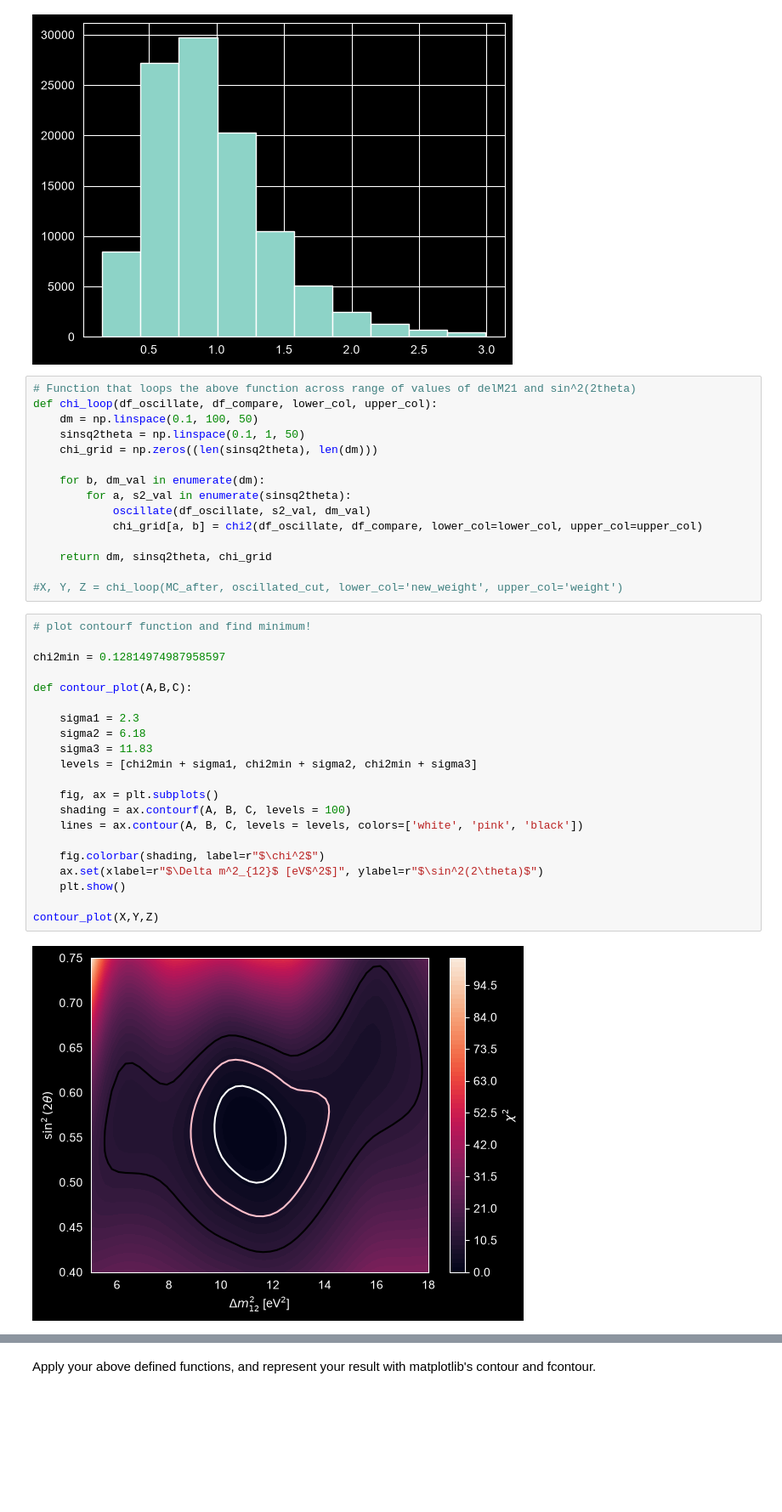
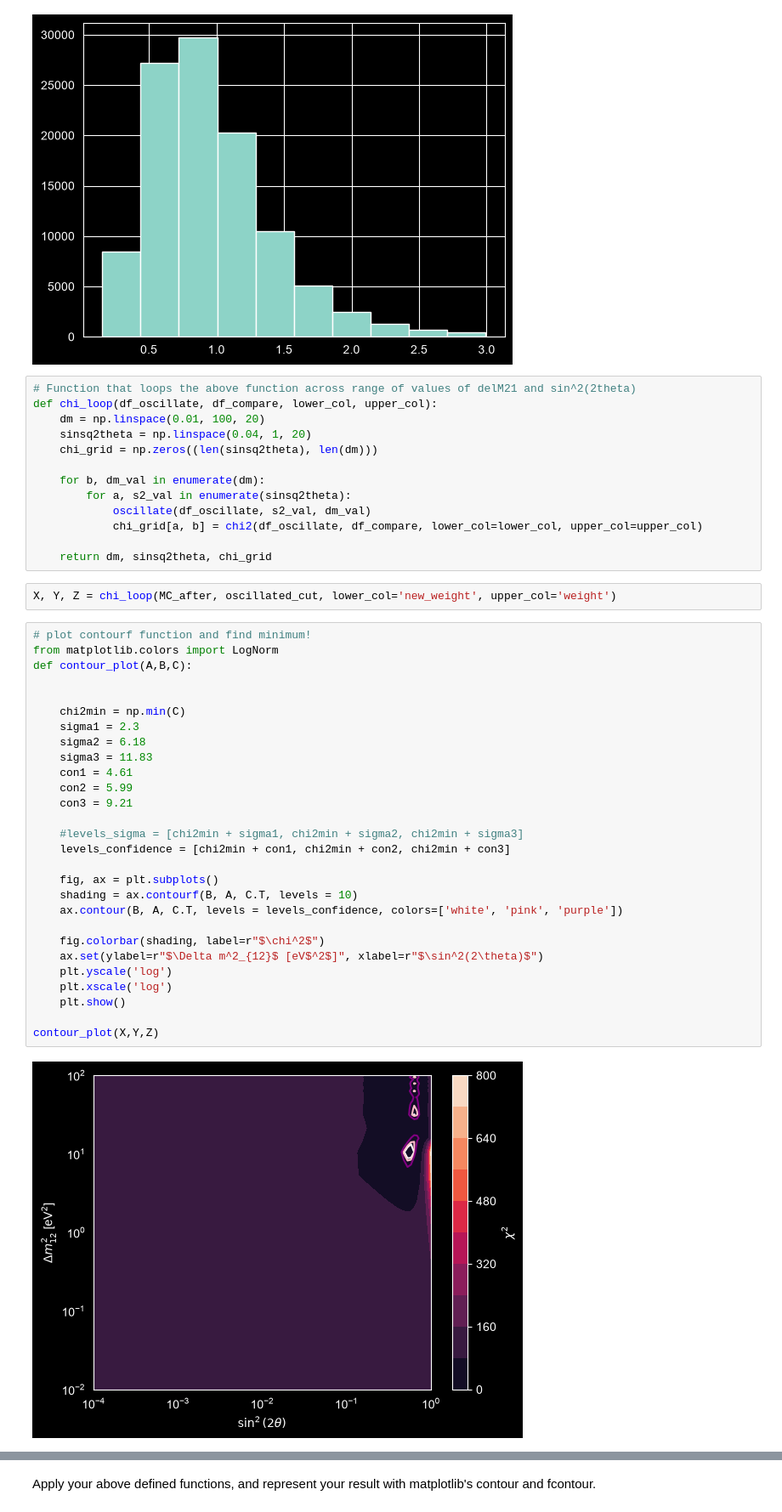
Before and after one commit to harrisonunwin/MicroBooNE_Lab, a Jupyter notebook: MainAnalysis_template.ipynb, the cells around one changed output, grey strips where cells are left out. Shown at 85% size. Cells and saved outputs as stored; diff of their text form; blank space fills up the shorter version.

Commit message:
plotted contour function using real data from microboone.

```diff
--- a/MainAnalysis_template.ipynb
+++ b/MainAnalysis_template.ipynb
@@ -695,8 +695,8 @@ plt.hist(oscillated_cut.trk_energy_tot)
 # %%
 # Function that loops the above function across range of values of delM21 and sin^2(2theta)
 def chi_loop(df_oscillate, df_compare, lower_col, upper_col):
-    dm = np.linspace(0.1, 100, 50)
-    sinsq2theta = np.linspace(0.1, 1, 50)
+    dm = np.linspace(0.01, 100, 20)
+    sinsq2theta = np.linspace(0.04, 1, 20)
     chi_grid = np.zeros((len(sinsq2theta), len(dm)))
 
     for b, dm_val in enumerate(dm):
@@ -705,31 +705,38 @@ def chi_loop(df_oscillate, df_compare, lower_col, upper_col):
             chi_grid[a, b] = chi2(df_oscillate, df_compare, lower_col=lower_col, upper_col=upper_col)
 
     return dm, sinsq2theta, chi_grid
-
-#X, Y, Z = chi_loop(MC_after, oscillated_cut, lower_col='new_weight', upper_col='weight')
+# %%
+X, Y, Z = chi_loop(MC_after, oscillated_cut, lower_col='new_weight', upper_col='weight')
 # %%
 # plot contourf function and find minimum!
-
-chi2min = 0.12814974987958597
-
+from matplotlib.colors import LogNorm
 def contour_plot(A,B,C):
 
+
+    chi2min = np.min(C)
     sigma1 = 2.3
     sigma2 = 6.18
     sigma3 = 11.83
-    levels = [chi2min + sigma1, chi2min + sigma2, chi2min + sigma3]
+    con1 = 4.61
+    con2 = 5.99
+    con3 = 9.21
+
+    #levels_sigma = [chi2min + sigma1, chi2min + sigma2, chi2min + sigma3]
+    levels_confidence = [chi2min + con1, chi2min + con2, chi2min + con3]
 
     fig, ax = plt.subplots()
-    shading = ax.contourf(A, B, C, levels = 100)
-    lines = ax.contour(A, B, C, levels = levels, colors=['white', 'pink', 'black'])
+    shading = ax.contourf(B, A, C.T, levels = 10)
+    ax.contour(B, A, C.T, levels = levels_confidence, colors=['white', 'pink', 'purple'])
 
     fig.colorbar(shading, label=r"$\chi^2$")
-    ax.set(xlabel=r"$\Delta m^2_{12}$ [eV$^2$]", ylabel=r"$\sin^2(2\theta)$")
+    ax.set(ylabel=r"$\Delta m^2_{12}$ [eV$^2$]", xlabel=r"$\sin^2(2\theta)$")
+    plt.yscale('log')
+    plt.xscale('log')
     plt.show()
 
 contour_plot(X,Y,Z)
 # %% [output]
-[figure, old version]
+[figure, new version]
 # %%
 
 print(np.min(Z))
```
Also changed, not shown: parts of 3 cells of this notebook.
